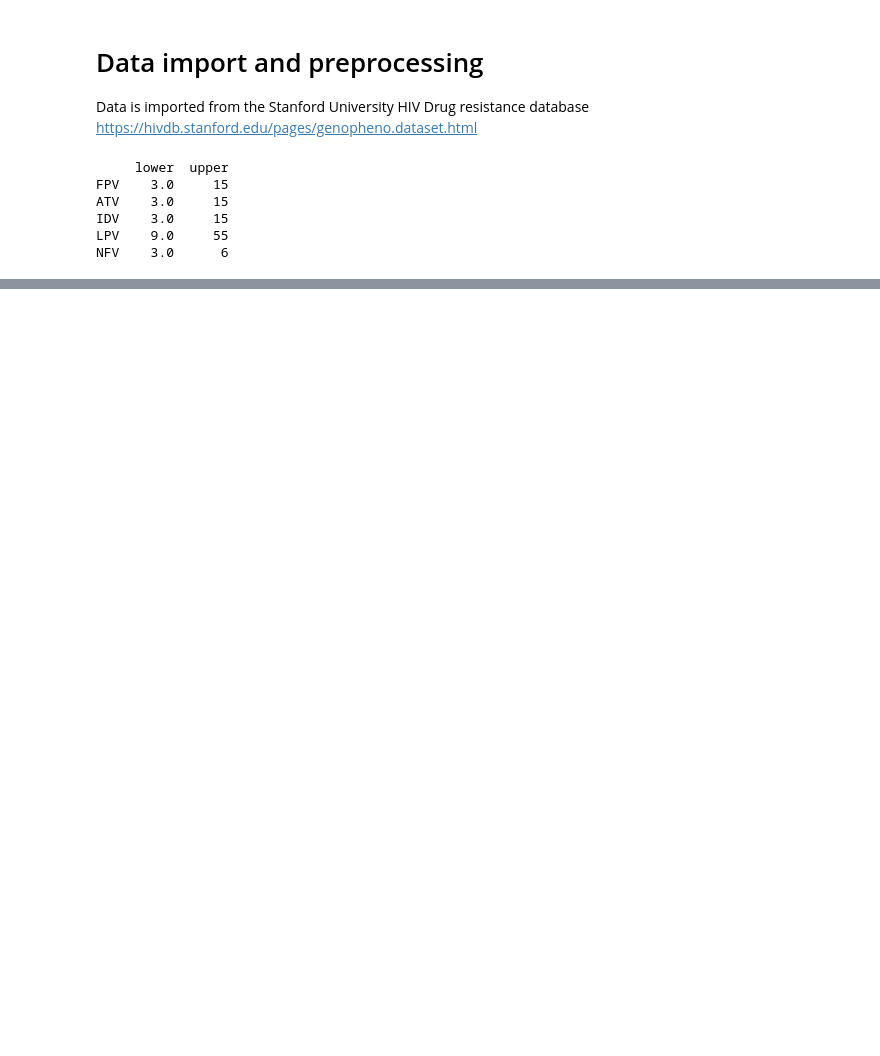
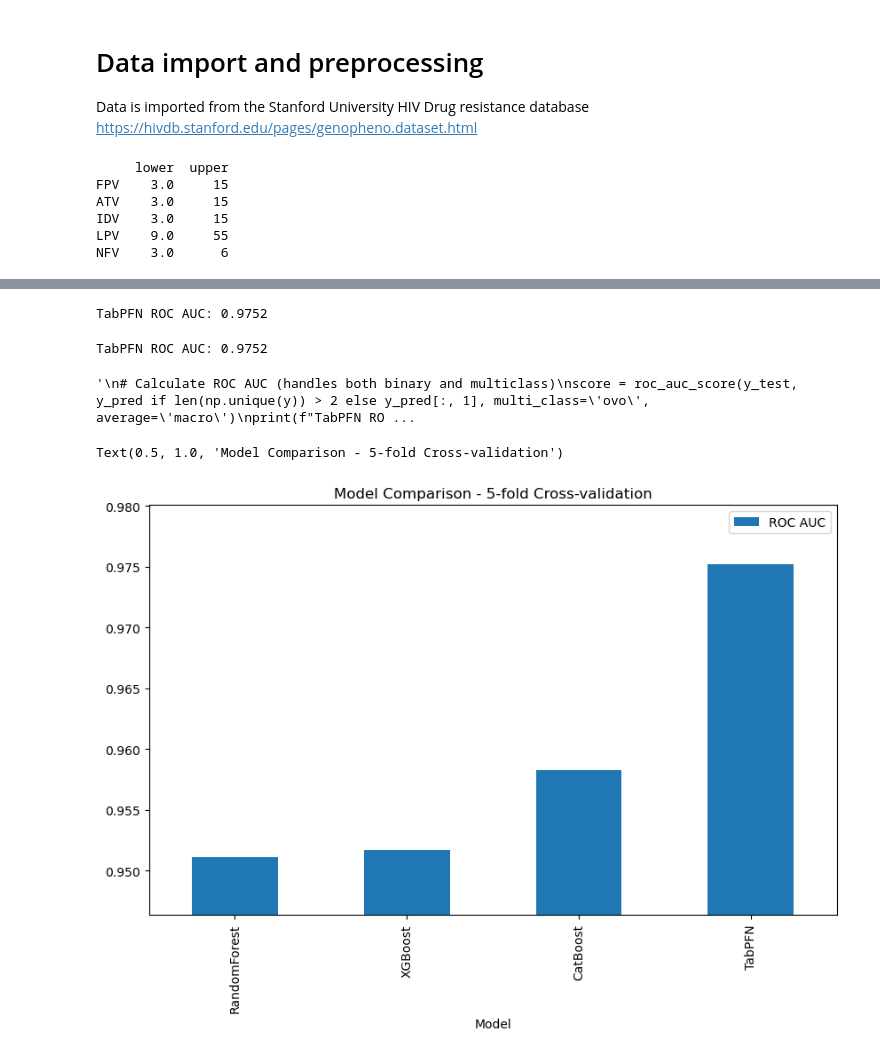
Before and after one commit to FloAvis/Masterthesis_TabPFN_HIV, a Jupyter notebook: Data_import_preprocess.ipynb, the cells around one changed output, grey strips where cells are left out. Drawn from its saved outputs; the diff is of its cells as text; code cells hidden in the pictures; blank space fills up the shorter version.

Commit message:
test installations and imports

```diff
--- a/Data_import_preprocess.ipynb
+++ b/Data_import_preprocess.ipynb
@@ -143,3 +179,51 @@ dtype: int64
+# %%
+
+# Train and evaluate TabPFN
+y_pred = TabPFNClassifier(random_state=42, ignore_pretraining_limits=True).fit(X_train, y_train).predict_proba(X_test)
+
+# Calculate ROC AUC (handles both binary and multiclass)
+score = roc_auc_score(y_test, y_pred if len(np.unique(y)) > 2 else y_pred[:, 1], multi_class='ovr')
+print(f"TabPFN ROC AUC: {score:.4f}")
+# %% [output]
+TabPFN ROC AUC: 0.9752
+# %%
+#ROC AUC without one hot encoding, took around 19 min for FVR: 0.9506
+##ROC AUC without one hot encoding, took around 5 min 30 s for DVR: 0.9728
+# ROC AUC with one hot encoding, took around 36 min 28 s for DVR: 0.9752
+
+# Calculate ROC AUC (handles both binary and multiclass)
+score = roc_auc_score(y_test, y_pred if len(np.unique(y)) > 2 else y_pred[:, 1], multi_class='ovr')
+print(f"TabPFN ROC AUC: {score:.4f}")
+'''
+# Calculate ROC AUC (handles both binary and multiclass)
+score = roc_auc_score(y_test, y_pred if len(np.unique(y)) > 2 else y_pred[:, 1], multi_class='ovo', average='macro')
+print(f"TabPFN ROC AUC: {score:.4f}")'''
+# %% [output]
+TabPFN ROC AUC: 0.9752
+'\n# Calculate ROC AUC (handles both binary and multiclass)\nscore = roc_auc_score(y_test, y_pred if len(np.unique(y)) > 2 else y_pred[:, 1], multi_class=\'ovo\', average=\'macro\')\nprint(f"TabPFN RO ...
+# %%
+# Define models
+models = [
+    #('TabPFN', TabPFNClassifier(random_state=42)),
+    ('RandomForest', RandomForestClassifier(random_state=42)),
+    ('XGBoost', XGBClassifier(random_state=42)),
+    ('CatBoost', CatBoostClassifier(random_state=42, verbose=0))
+]
+
+# Calculate scores
+scoring = 'roc_auc_ovr' if len(np.unique(y)) > 2 else 'roc_auc'
+scores = {name: cross_val_score(model, X_trafo, y, cv=5, scoring=scoring, n_jobs=1, verbose=1).mean()
+          for name, model in models}
+scores.update({'TabPFN':score})
+
+# Plot results
+df = pd.DataFrame(list(scores.items()), columns=['Model', 'ROC AUC'])
+ax = df.plot(x='Model', y='ROC AUC', kind='bar', figsize=(10, 6))
+ax.set_ylim(df['ROC AUC'].min() * 0.995, min(1.0, df['ROC AUC'].max() * 1.005))
+ax.set_title('Model Comparison - 5-fold Cross-validation')
+# %% [output]
+Text(0.5, 1.0, 'Model Comparison - 5-fold Cross-validation')
+[figure, added]
 # %%
 #print(drugs)
 
```
Also changed, not shown: parts of 2 cells of this notebook, 13 other files.
